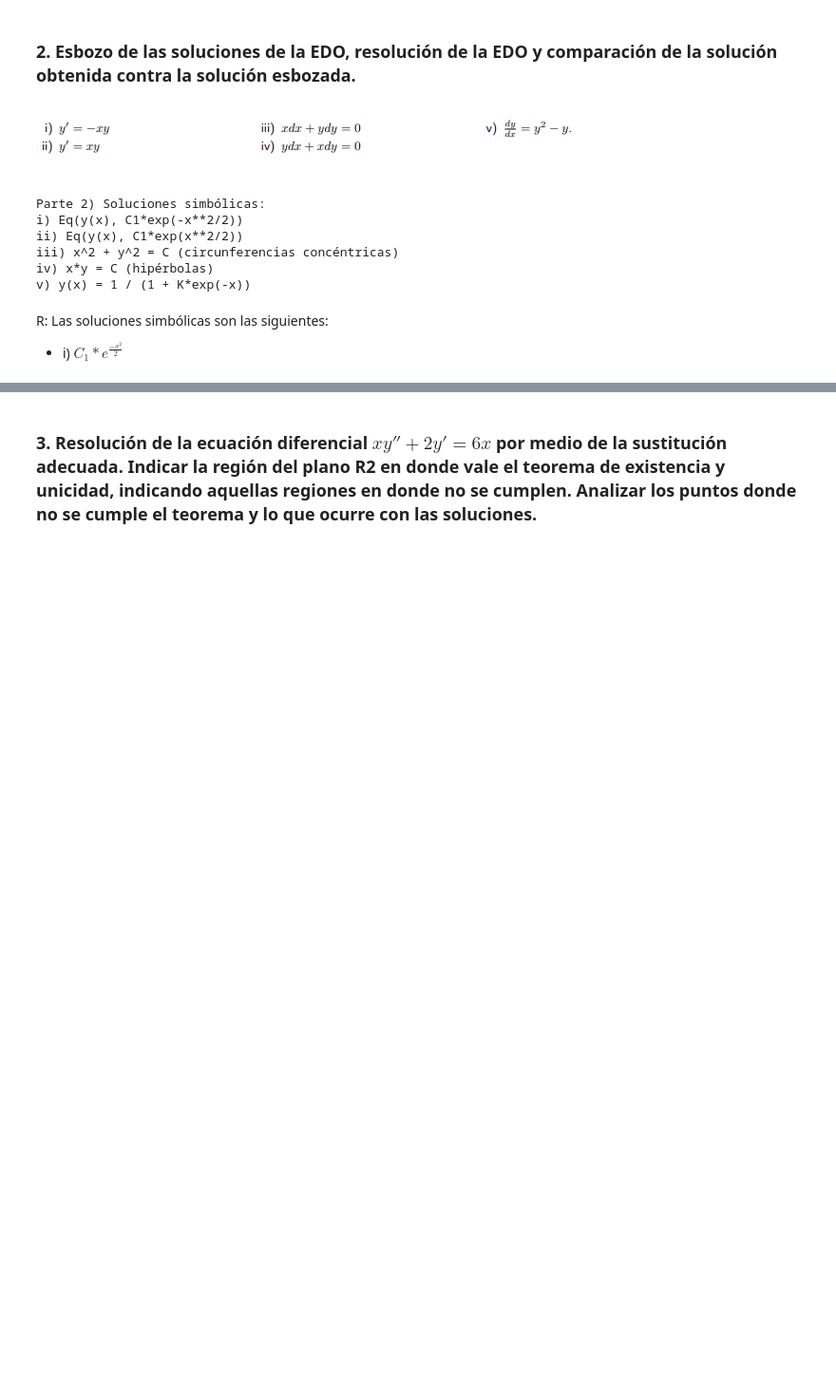
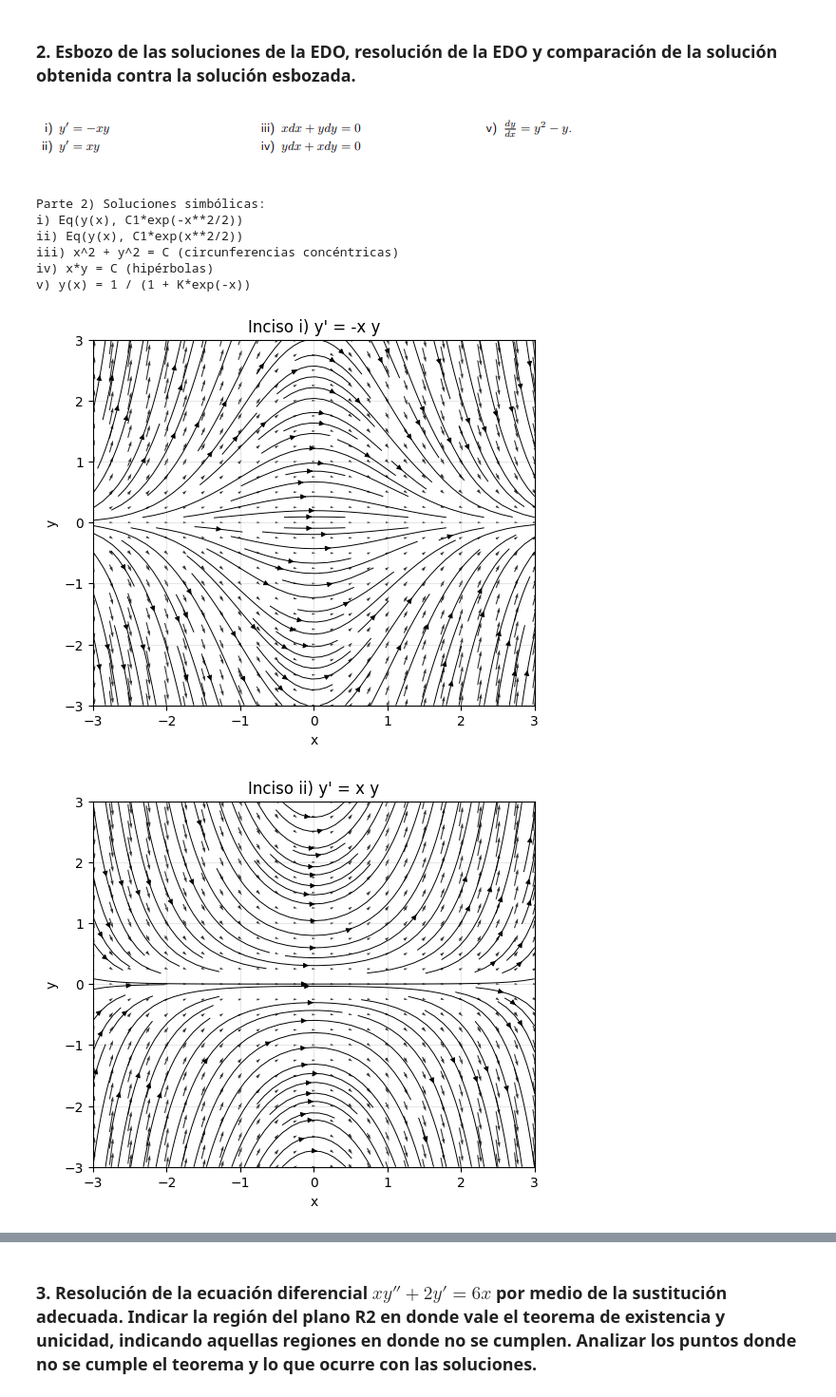
Before and after one commit to tsc221645/Modsim_lab_5, a Jupyter notebook: laboratorio_5.ipynb, the cells around one changed output, grey strips where cells are left out. Shown at 95% size. Cells and saved outputs as stored; diff of their text form; code cells hidden in the pictures; blank space fills up the shorter version.

```diff
--- a/laboratorio_5.ipynb
+++ b/laboratorio_5.ipynb
@@ -105,6 +105,32 @@ ii) Eq(y(x), C1*exp(x**2/2))
 iii) x^2 + y^2 = C (circunferencias concéntricas)
 iv) x*y = C (hipérbolas)
 v) y(x) = 1 / (1 + K*exp(-x))
-# %% [markdown]
-R: Las soluciones simbólicas son las siguientes:
-+ i) $C_{1}*e^{\frac{-x^{2}}{2}}$
+# %%
+f1 = lambda X, Y: -X*Y
+fig1, ax1 = plot_direction_field(f1, xmin=-3, xmax=3, ymin=-3, ymax=3,
+                                 xstep=25, ystep=25, unit=False, stream=True,
+                                 density=1.2, title="Inciso i) y' = -x y")
+f2 = lambda X, Y: X*Y
+fig2, ax2 = plot_direction_field(f2, xmin=-3, xmax=3, ymin=-3, ymax=3,
+                                 xstep=25, ystep=25, unit=False, stream=True,
+                                 density=1.2, title="Inciso ii) y' = x y")
+
+f3 = lambda X, Y: -X/Y
+fig3, ax3 = plot_direction_field(f3, xmin=-3, xmax=3, ymin=-3, ymax=3,
+                                 xstep=25, ystep=25, unit=False, stream=True,
+                                 density=1.2, title="Inciso iii) dy/dx = -x/y")
+
+f4 = lambda X, Y: -Y/X
+fig4, ax4 = plot_direction_field(f4, xmin=-3, xmax=3, ymin=-3, ymax=3,
+                                 xstep=25, ystep=25, unit=False, stream=True,
+                                 density=1.2, title="Inciso iv) dy/dx = -y/x")
+
+f5 = lambda X, Y: Y**2 - Y
+fig5, ax5 = plot_direction_field(f5, xmin=-3, xmax=3, ymin=-2, ymax=2,
+                                 xstep=25, ystep=25, unit=True, stream=True,
+                                 density=1.0, title="Inciso v) y' = y^2 - y")
+
+plt.show()
+# %% [output]
+[figure, added]
+[figure, added]
```
Also changed, not shown: parts of 3 cells of this notebook.
